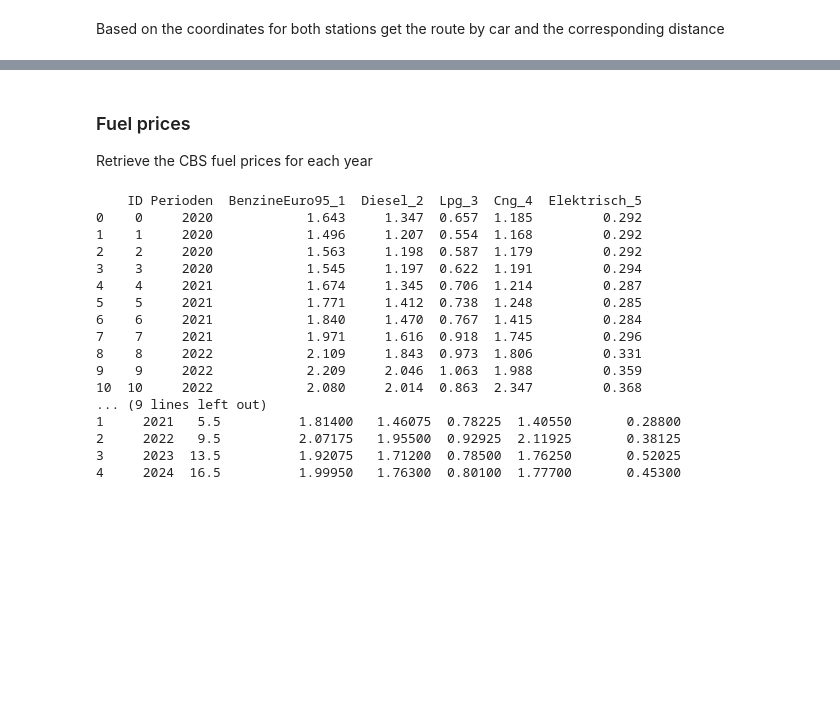
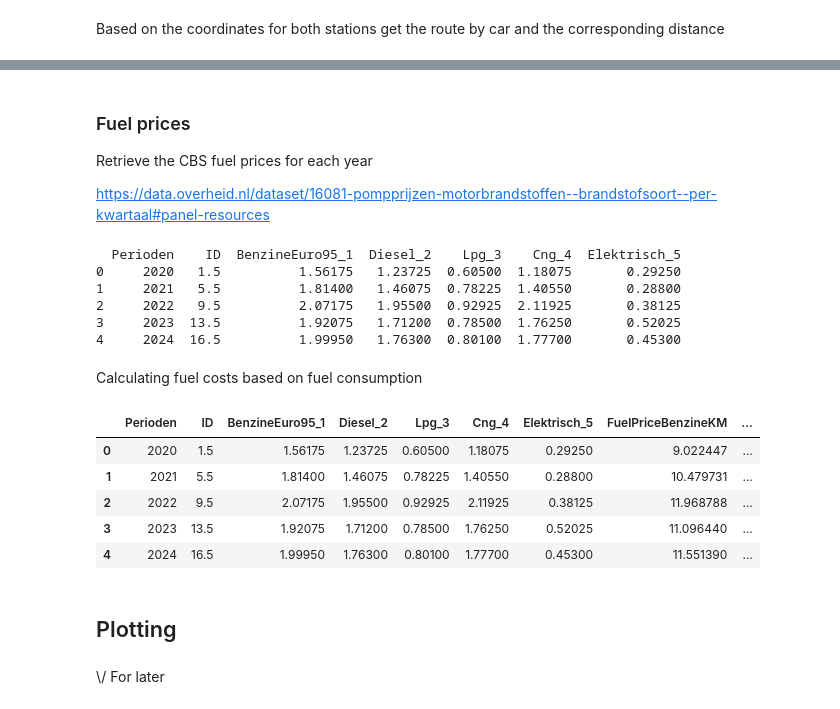
Before and after one commit to henkrehorst/uu_dss_project, a Jupyter notebook: dashboard/SeparateChartsForTesting/PriceComparison.ipynb, the cells around one changed output, grey strips where cells are left out. Saved outputs shown, nothing was run; the diff lists cells and outputs as text; code cells hidden in the pictures; blank space fills up the shorter version.

```diff
--- a/dashboard/SeparateChartsForTesting/PriceComparison.ipynb
+++ b/dashboard/SeparateChartsForTesting/PriceComparison.ipynb
@@ -380,6 +403,8 @@ WARNING:root:Requests made without an app_token will be subject to strict thrott
 # %% [markdown]
 ### Fuel prices
 Retrieve the CBS fuel prices for each year
+
+https://data.overheid.nl/dataset/16081-pompprijzen-motorbrandstoffen--brandstofsoort--per-kwartaal#panel-resources
 # %%
 import requests
 import pandas as pd
@@ -399,32 +424,61 @@ try:
     records = data.get("value", [])
 
     # Convert data to a pandas DataFrame for easier manipulation
-    df = pd.DataFrame(records)
+    fuelPrices = pd.DataFrame(records)
 
 except requests.exceptions.RequestException as e:
     print("Error retrieving data:", e)
 
 # The "Perioden" column is in a string format of year+quarter with year spanning the first 4 digits, let's separate year
-df['Perioden'] = df['Perioden'].str[:4]
+fuelPrices['Perioden'] = fuelPrices['Perioden'].str[:4]
 
 # This results in each year consisting of 4 quarters (rows), let's combine these years by storing the average values per year
-df = df.groupby('Perioden').mean().reset_index()
-print(df)
+fuelPrices = fuelPrices.groupby('Perioden').mean().reset_index()
+print(fuelPrices)
 # %% [output]
-    ID Perioden  BenzineEuro95_1  Diesel_2  Lpg_3  Cng_4  Elektrisch_5
-0    0     2020            1.643     1.347  0.657  1.185         0.292
-1    1     2020            1.496     1.207  0.554  1.168         0.292
-2    2     2020            1.563     1.198  0.587  1.179         0.292
-3    3     2020            1.545     1.197  0.622  1.191         0.294
-4    4     2021            1.674     1.345  0.706  1.214         0.287
-5    5     2021            1.771     1.412  0.738  1.248         0.285
-6    6     2021            1.840     1.470  0.767  1.415         0.284
-7    7     2021            1.971     1.616  0.918  1.745         0.296
-8    8     2022            2.109     1.843  0.973  1.806         0.331
-9    9     2022            2.209     2.046  1.063  1.988         0.359
-10  10     2022            2.080     2.014  0.863  2.347         0.368
-... (9 lines left out)
+  Perioden    ID  BenzineEuro95_1  Diesel_2    Lpg_3    Cng_4  Elektrisch_5
+0     2020   1.5          1.56175   1.23725  0.60500  1.18075       0.29250
 1     2021   5.5          1.81400   1.46075  0.78225  1.40550       0.28800
 2     2022   9.5          2.07175   1.95500  0.92925  2.11925       0.38125
 3     2023  13.5          1.92075   1.71200  0.78500  1.76250       0.52025
 4     2024  16.5          1.99950   1.76300  0.80100  1.77700       0.45300
+# %% [markdown]
+Calculating fuel costs based on fuel consumption
+# %%
+# Calculating fuel price per 100KM for each year
+
+# Iterate over every year
+for index, row in fuelPrices.iterrows():
+
+    # Lets start with gasoline a.k.a "benzine"
+    AveragefuelUsageBenzine = averageUsageCsv[averageUsageCsv['brandstof_omschrijving']=='Benzine']['average_fuel_usage'][0],
+    FuelPriceBenzine = row['BenzineEuro95_1'],
+    fuelPrices.at[index, 'FuelPriceBenzine100KM'] = (AveragefuelUsageBenzine[0] * FuelPriceBenzine[0]),
+
+    # Repeat for diesel
+    AveragefuelUsageDiesel = averageUsageCsv[averageUsageCsv['brandstof_omschrijving']=='Diesel']['average_fuel_usage'][1],
+    FuelPriceDiesel = row['Diesel_2'],
+    fuelPrices.at[index, 'FuelPriceDiesel100KM'] = (AveragefuelUsageDiesel[0] * FuelPriceDiesel[0]),
+
+    # Repeat for LPG
+    AveragefuelUsageLpg = averageUsageCsv[averageUsageCsv['brandstof_omschrijving']=='LPG']['average_fuel_usage'][2],
+    FuelPriceLpg = row['Lpg_3'],
+    fuelPrices.at[index, 'FuelPriceLpg100KM'] = (AveragefuelUsageLpg[0] * FuelPriceLpg[0]),
+
+    # Repeat for CNG
+    AveragefuelUsageCng = averageUsageCsv[averageUsageCsv['brandstof_omschrijving']=='CNG']['average_fuel_usage'][3],
+    FuelPriceCng = row['Cng_4'],
+    fuelPrices.at[index, 'FuelPriceCng100KM'] = (AveragefuelUsageCng[0] * FuelPriceCng[0]),
+
+fuelPrices
+# %% [output]
+|  | Perioden | ID | BenzineEuro95_1 | Diesel_2 | Lpg_3 | Cng_4 | Elektrisch_5 | FuelPriceBenzineKM | ... |
+| 0 | 2020 | 1.5 | 1.56175 | 1.23725 | 0.60500 | 1.18075 | 0.29250 | 9.022447 | ... |
+| 1 | 2021 | 5.5 | 1.81400 | 1.46075 | 0.78225 | 1.40550 | 0.28800 | 10.479731 | ... |
+| 2 | 2022 | 9.5 | 2.07175 | 1.95500 | 0.92925 | 2.11925 | 0.38125 | 11.968788 | ... |
+| 3 | 2023 | 13.5 | 1.92075 | 1.71200 | 0.78500 | 1.76250 | 0.52025 | 11.096440 | ... |
+| 4 | 2024 | 16.5 | 1.99950 | 1.76300 | 0.80100 | 1.77700 | 0.45300 | 11.551390 | ... |
+# %% [markdown]
+## Plotting
+# %% [markdown]
+\\/ For later
```
Also changed, not shown: parts of 13 cells of this notebook.
